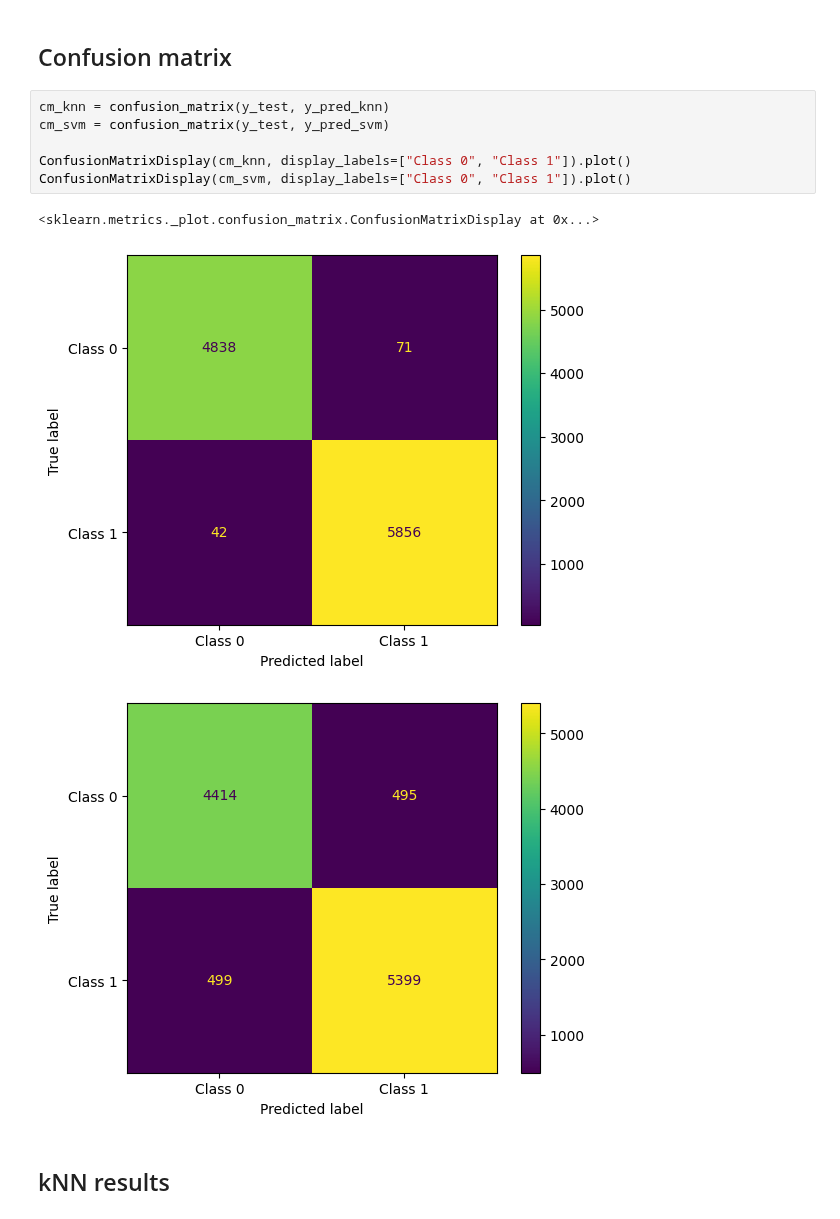
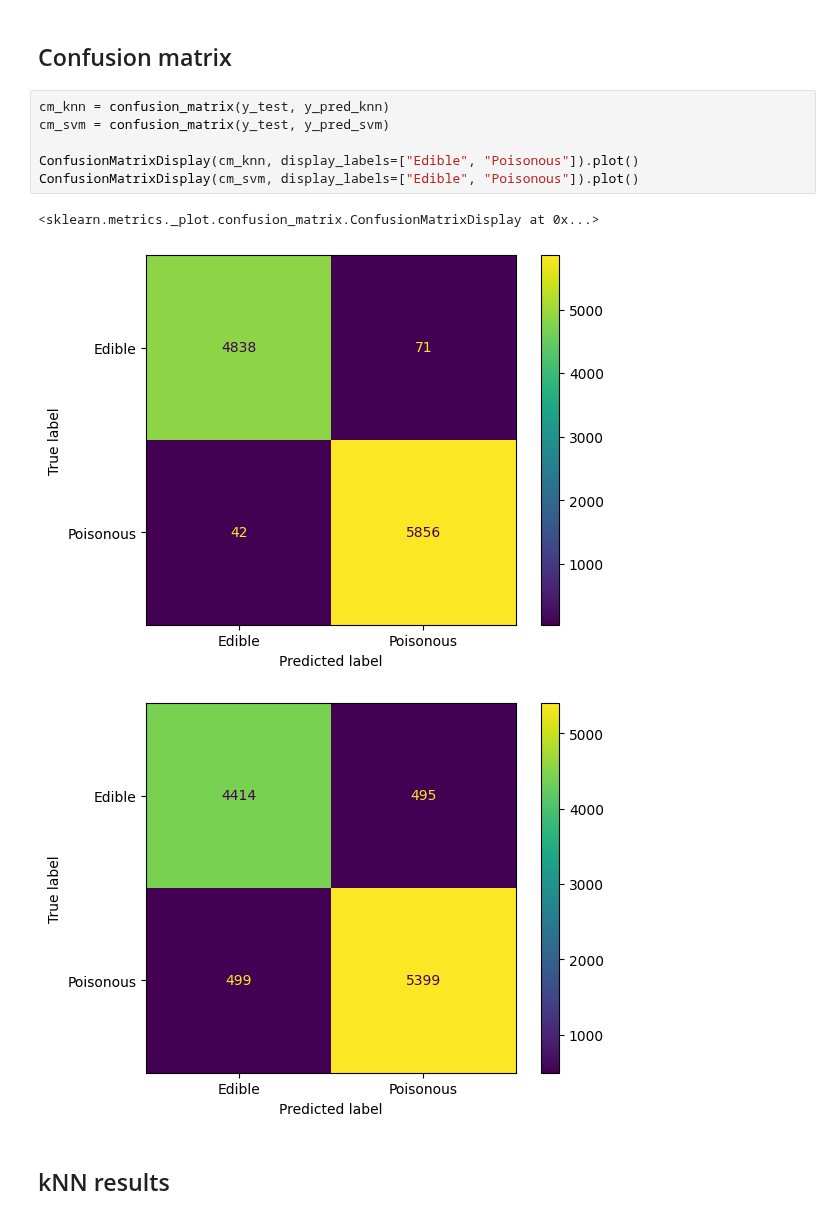
Before and after one commit to jemlau/PredictiveAnalyticsWithPython, a Jupyter notebook: Topic2/MushroomDataset.ipynb, the cells around one changed output. Drawn from its saved outputs; the diff is of its cells as text.

```diff
--- a/Topic2/MushroomDataset.ipynb
+++ b/Topic2/MushroomDataset.ipynb
@@ -164,13 +164,13 @@ SVM Accuracy without scaling (kernel=poly): 0.76
 # %%
 cm_knn = confusion_matrix(y_test, y_pred_knn)
 cm_svm = confusion_matrix(y_test, y_pred_svm)
 
-ConfusionMatrixDisplay(cm_knn, display_labels=["Class 0", "Class 1"]).plot()
-ConfusionMatrixDisplay(cm_svm, display_labels=["Class 0", "Class 1"]).plot()
+ConfusionMatrixDisplay(cm_knn, display_labels=["Edible", "Poisonous"]).plot()
+ConfusionMatrixDisplay(cm_svm, display_labels=["Edible", "Poisonous"]).plot()
 # %% [output]
 <sklearn.metrics._plot.confusion_matrix.ConfusionMatrixDisplay at 0x...>
-[figure, old version]
+[figure, new version]
-[figure, old version]
+[figure, new version]
 # %% [markdown]
 ## kNN results
 # %%
```
